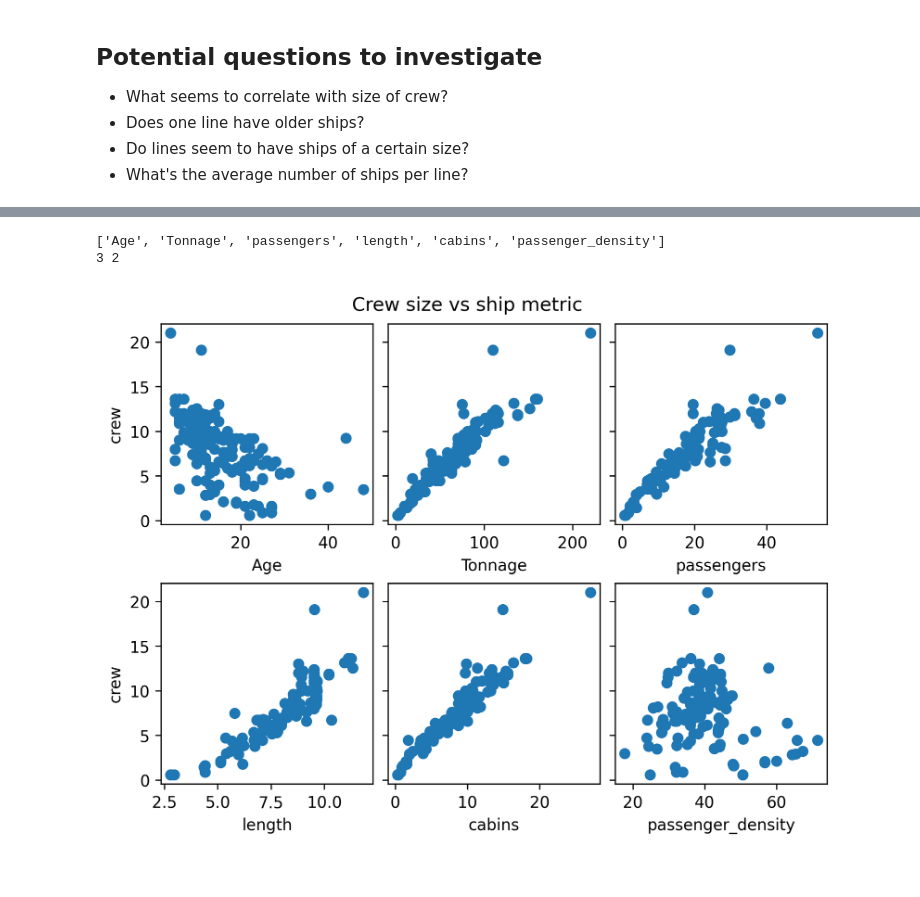
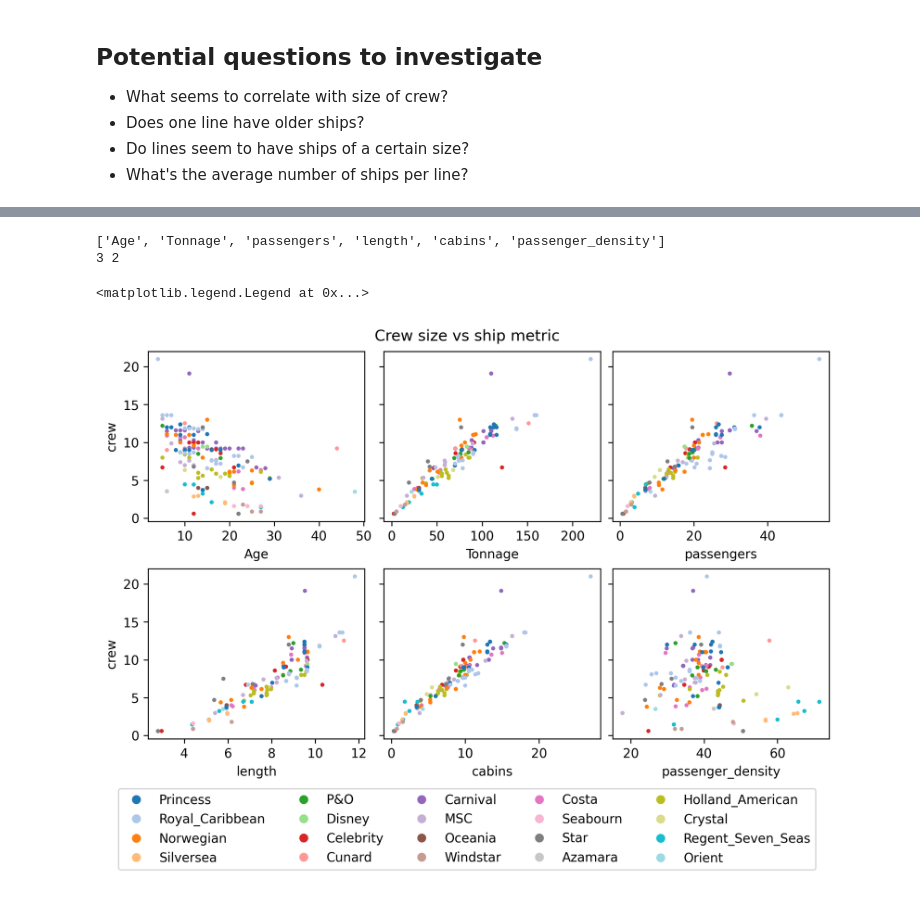
Before and after one commit to GusBusDraws/predicting-crew-size, a Jupyter notebook: explore.ipynb, the cells around one changed output, grey strips where cells are left out. Drawn from its saved outputs; the diff is of its cells as text; code cells hidden in the pictures.

Commit message:
Add color to exploration plots

```diff
--- a/explore.ipynb
+++ b/explore.ipynb
@@ -41,25 +48,37 @@ Text(0.5, 1.0, 'Number of ships vs cruise line')
 # %%
 cols = [col for col in df.columns if col not in ['Ship_name', 'Cruise_line', 'crew']]
 print(cols)
 n_cols = len(cols)
 plot_cols = 3
 plot_rows = int(math.ceil(n_cols / plot_cols))
 print(plot_cols, plot_rows)
 fig, axes = plt.subplots(
     nrows=plot_rows, ncols=plot_cols, sharey=True, constrained_layout=True,
-    dpi=300
+    dpi=300, figsize=(8, 5)
 )
 fig.suptitle('Crew size vs ship metric')
 ax = axes.ravel()
+line_to_color = {
+    line : color for line, color in
+    zip(set(df.Cruise_line), mpl.colormaps['tab20'].colors)
+}
 for i, col in enumerate(cols):
-    ax[i].scatter(
+    scatter = ax[i].scatter(
         df[col], df.crew,
-        # c=df.Cruise_line
+        c=df.Cruise_line.map(line_to_color),
+        s=5,
     )
     ax[i].set_xlabel(col)
     if i % plot_cols == 0:
         ax[i].set_ylabel('crew')
+legendhandle = [
+    plt.plot([], marker="o", ls="", color=color)[0]
+    for color in list(line_to_color.values())
+]
+fig.legend(
+    legendhandle, list(line_to_color.keys()), bbox_to_anchor=(0.5, 0), loc="upper center", ncol=5)
 # %% [output]
 ['Age', 'Tonnage', 'passengers', 'length', 'cabins', 'passenger_density']
 3 2
+<matplotlib.legend.Legend at 0x...>
-[figure, old version]
+[figure, new version]
```
Also changed, not shown: parts of 4 cells of this notebook.
